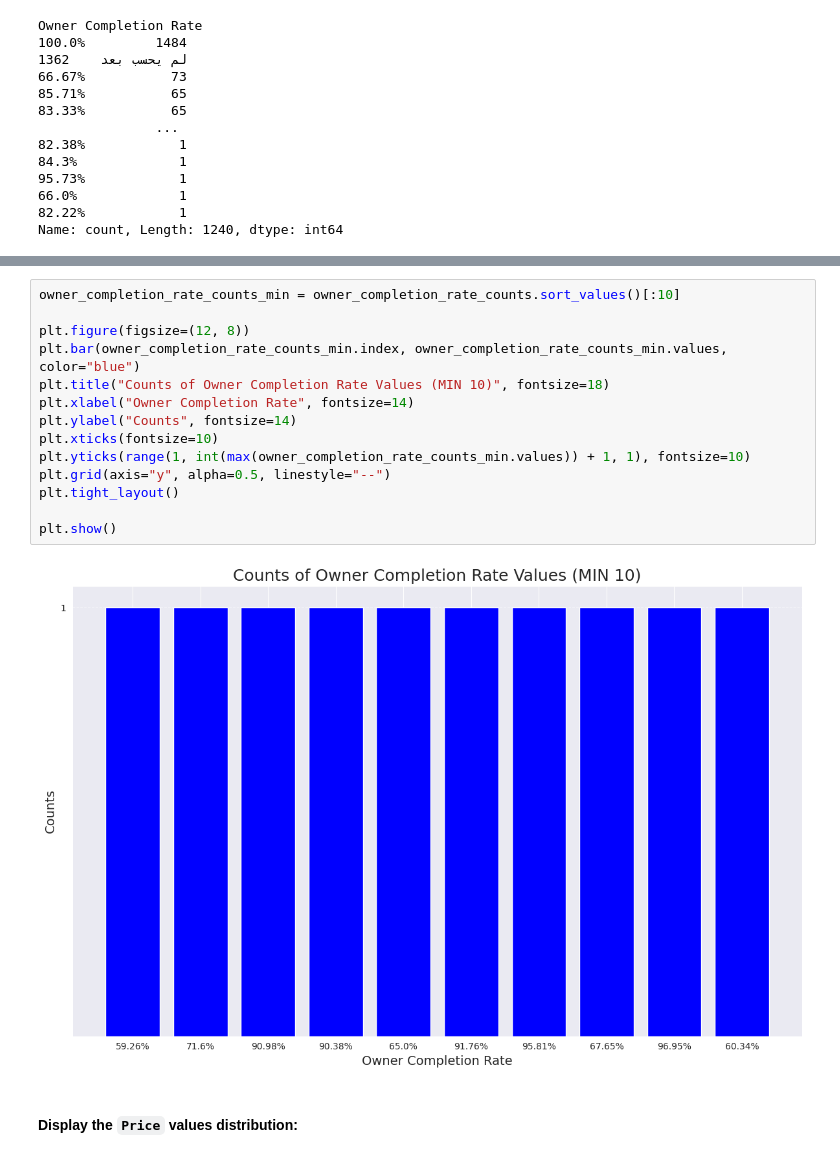
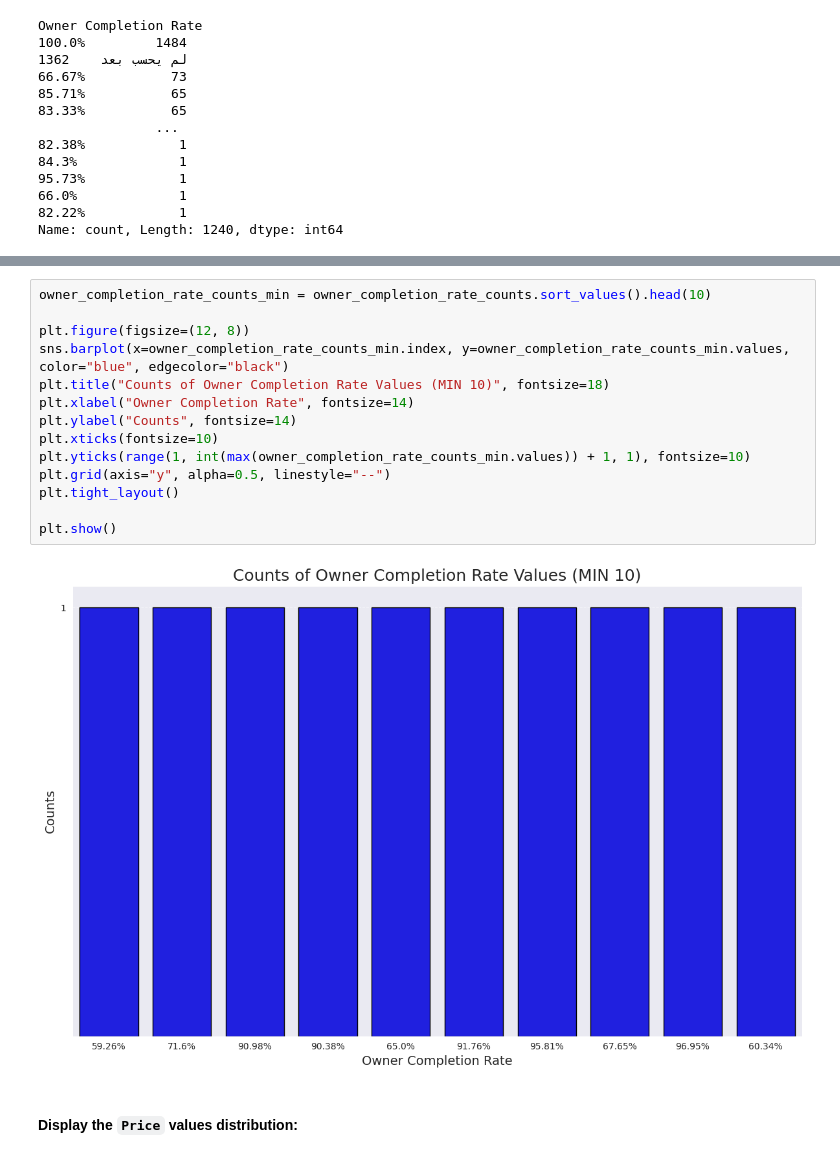
Before and after one commit to IsmaelMousa/khamsat-predictor, a Jupyter notebook: notebooks/eda.ipynb, the cells around one changed output, grey strips where cells are left out. Cells and saved outputs as stored; diff of their text form.

```diff
--- a/notebooks/eda.ipynb
+++ b/notebooks/eda.ipynb
@@ -369,19 +400,19 @@ plt.show()
 # %%
-owner_completion_rate_counts_min = owner_completion_rate_counts.sort_values()[:10]
+owner_completion_rate_counts_min = owner_completion_rate_counts.sort_values().head(10)
 
 plt.figure(figsize=(12, 8))
-plt.bar(owner_completion_rate_counts_min.index, owner_completion_rate_counts_min.values, color="blue")
+sns.barplot(x=owner_completion_rate_counts_min.index, y=owner_completion_rate_counts_min.values, color="blue", edgecolor="black")
 plt.title("Counts of Owner Completion Rate Values (MIN 10)", fontsize=18)
 plt.xlabel("Owner Completion Rate", fontsize=14)
 plt.ylabel("Counts", fontsize=14)
 plt.xticks(fontsize=10)
 plt.yticks(range(1, int(max(owner_completion_rate_counts_min.values)) + 1, 1), fontsize=10)
 plt.grid(axis="y", alpha=0.5, linestyle="--")
 plt.tight_layout()
 
 plt.show()
 # %% [output]
-[figure, old version]
+[figure, new version]
 # %% [markdown]
 #### Display the `Price` values distribution:
 # %%
```
Also changed, not shown: parts of 35 cells of this notebook.
